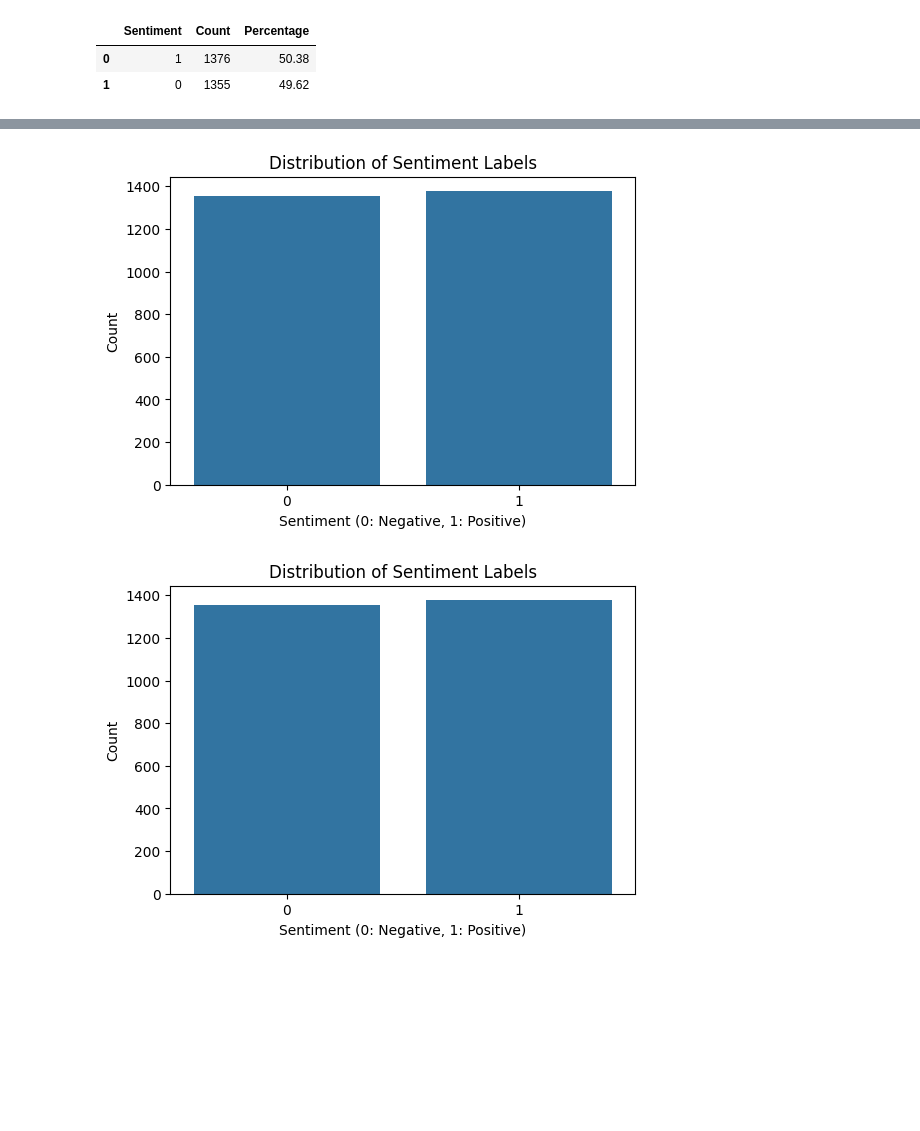
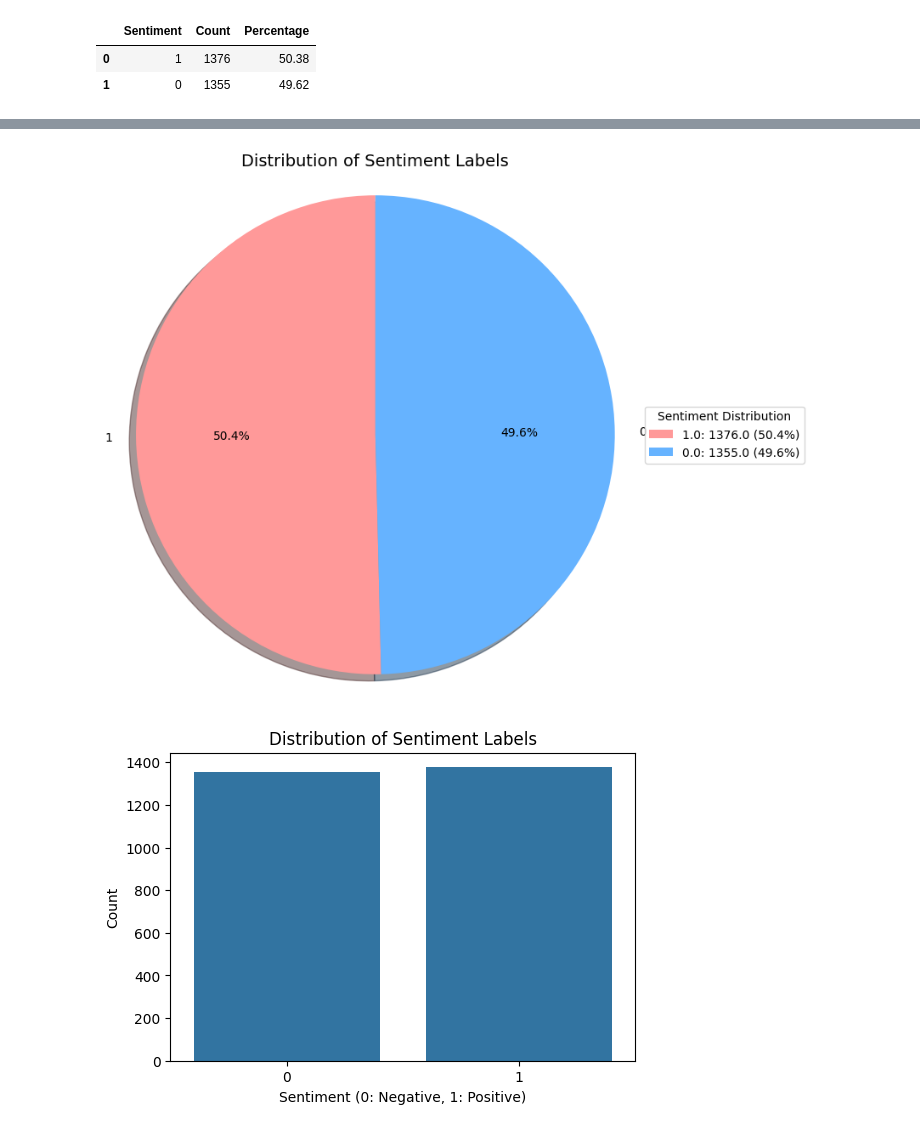
Before and after one commit to LatiefDataVisionary/sentiment-analysis-text-processing-bisa-ai, a Jupyter notebook: notebook/notebook.ipynb, the cells around one changed output, grey strips where cells are left out. Cells and saved outputs as stored; diff of their text form; code cells hidden in the pictures; blank space fills up the shorter version.

```diff
--- a/notebook/notebook.ipynb
+++ b/notebook/notebook.ipynb
@@ -273,16 +266,39 @@ plt.show()
-# %%
-try:
-    plt.figure(figsize=(6, 4))
-    sns.countplot(x='sentiment', data=df)
-    plt.title('Distribution of Sentiment Labels')
-    plt.xlabel('Sentiment (0: Negative, 1: Positive)')
-    plt.ylabel('Count')
-    plt.show()
-except ImportError:
-    print("\nSeaborn and Matplotlib not found. Skipping visualization.")
-    print("Please install them using: pip install seaborn matplotlib")
-# %% [output]
-[figure, removed]
+# %%
+# Visualize the distribution using a pie chart with legend including count and percentage
+
+# Ensure sentiment_counts is a DataFrame with 'Sentiment', 'Count', and 'Percentage' columns
+if 'Percentage' in sentiment_counts.columns:
+    # Create labels for the legend including Sentiment, Count, and Percentage
+    legend_labels = [f"{row['Sentiment']}: {row['Count']} ({row['Percentage']:.1f}%)"
+                     for index, row in sentiment_counts.iterrows()]
+    # Use only Sentiment for slice labels, and autopct for percentage on slices
+    slice_labels = sentiment_counts['Sentiment']
+else:
+     # Fallback if percentage wasn't calculated
+     legend_labels = [f"{row['Sentiment']}: {row['Count']}"
+                      for index, row in sentiment_counts.iterrows()]
+     slice_labels = sentiment_counts['Sentiment']
+
+
+plt.figure(figsize=(8, 8)) # Adjust figure size to accommodate legend
+# Use slice_labels for the pie slices, autopct for percentage on slices
+wedges, texts, autotexts = plt.pie(sentiment_counts['Count'], labels=slice_labels,
+                                   autopct='%1.1f%%', startangle=90,
+                                   colors=['#ff9999','#66b3ff'], shadow=True,
+                                   textprops={'fontsize': 10}) # Text on the slices
+
+plt.title('Distribution of Sentiment Labels', fontsize=14) # Adjust title fontsize
+plt.axis('equal') # Equal aspect ratio ensures that pie is drawn as a circle.
+
+# Add a legend with custom labels
+plt.legend(wedges, legend_labels,
+           title="Sentiment Distribution",
+           loc="center left",
+           bbox_to_anchor=(1, 0, 0.5, 1)) # Position legend outside the plot
+
+plt.show()
+# %% [output]
+[figure, added]
 # %%
 plt.figure(figsize=(6, 4))
 sns.countplot(data=df, x='sentiment')
```
Also changed, not shown: parts of 3 cells of this notebook.
